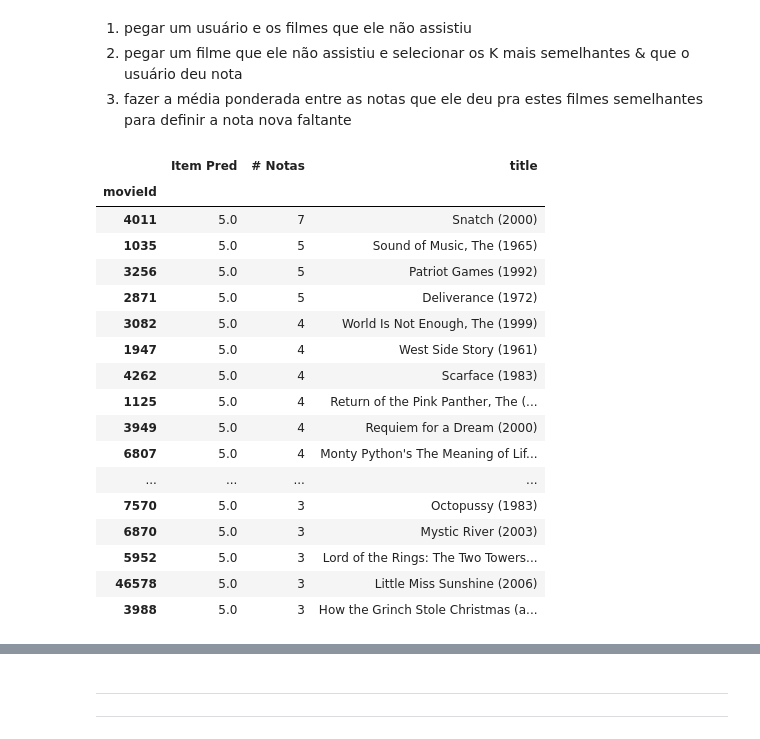
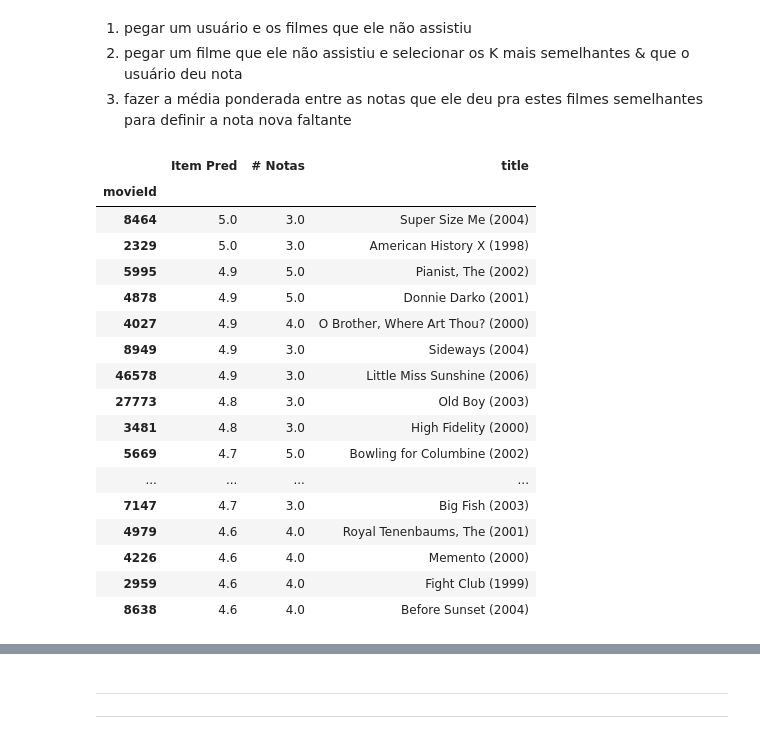
Before and after one commit to xnes/recsys, a Jupyter notebook: rec_sys_apresentacao_2.ipynb, the cells around one changed output, grey strips where cells are left out. Saved outputs shown, nothing was run; the diff lists cells and outputs as text; code cells hidden in the pictures.

```diff
--- a/rec_sys_apresentacao_2.ipynb
+++ b/rec_sys_apresentacao_2.ipynb
@@ -218,9 +219,12 @@ Problemas
 - Usar entre 25 e 100
 # %%
 def obter_mais_similares(target, matriz_similaridade, k = 25, min_score = 0):
-    similares = matriz_similaridade.loc[target].sort_values(ascending=False).drop(target)
-    similares = similares[similares >= min_score]
-    return similares.iloc[:k]
+    try:
+        similares = matriz_similaridade.loc[target].sort_values(ascending=False).drop(target)
+        similares = similares[similares >= min_score]
+        return similares.iloc[:k]
+    except:
+        return []
 
 def gerar_matriz_similaridade_user(dados):
     global users_cosine
@@ -228,7 +232,7 @@ def gerar_matriz_similaridade_user(dados):
     users_cosine = pd.DataFrame(data=users_cosine_array, index=dados.index, columns=dados.index)
     return users_cosine
 
-users_cosine.round(3).head()
+gerar_matriz_similaridade_user(ratings_usuarios).round(3).head()
 # %% [output]
 | userId | 1 | 2 | 3 | 4 | 5 | 6 | 7 | 8 | 9 | 10 | ... | ... |
 | userId |  |  |  |  |  |  |  |  |  |  |  | ... |
@@ -408,23 +412,25 @@ tt = Treino_Teste(ratings,10)
 resultado = []
 
 for i in range(tt.get_k()):
+    inicio = time.time()
     ratings_treino, ratings_teste = tt.get_treino_teste()
     matriz = gerar_matriz_movies_user(ratings_treino)
     gerar_matriz_similaridade_user(matriz)
     parcial = testar_user_based(ratings_teste)
-    print(f'{i+1} processo(s)', end='\r')
     resultado.append(parcial)
+    fim = time.time()
+    print(f'{i+1}º processo user-based gastou {round((fim - inicio),4)} segs', end='\r')
     tt.proxima_folha()
 
 resultado = pd.concat(resultado)
 display(resultado)
 
-medias = resultado['mean'].mean()
-desvios_padrao = resultado['std'].mean()
-confianca = 0.99
-conf_int = scipy.stats.norm.interval(confianca, loc=medias, scale=desvios_padrao)
+medias_u = resultado['mean'].mean()
+desvios_padrao_u = resultado['std'].mean()
+confianca_u = 0.99
+conf_int_u = scipy.stats.norm.interval(confianca_u, loc=medias_u, scale=desvios_padrao_u)
 print_destaque('Relatório da final da USER BASED')
-print(f"Média das RMSE:    {medias}\nDesvio padrão médio: {desvios_padrao}")
-print(f"Intervalo de {confianca} confiança: {conf_int}\n")
+print(f"Média das RMSE:    {medias_u}\nDesvio padrão médio: {desvios_padrao_u}")
+print(f"Intervalo de {confianca_u} confiança: {conf_int_u}\n")
 print_destaque('Fim da 1ª parte')
 # %% [output]
@@ -506,52 +512,54 @@ def predizer_notas_item_b(usuario, filmes, matriz_similaridade=movies_cosine, ma
 
     for filme in filmes:  #Para cada filme que desejamos a predição, obterei aqueles mais similares
         filmes_mais_similares = obter_mais_similares(filme, matriz_similaridade, k, 0.2)
+        if(len(filmes_mais_similares)==0):
+            continue
         similares_vistos = list(set(filmes_mais_similares.index) & set_avaliados) #e ver quais que já foram avaliados
         numerador = 0
         denominador = 0
         qtd_notas = 0
         for i in similares_vistos: #para cada filme similar avaliado, calcular a média ponderada
             coeficiente = matriz_similaridade[filme][i]
             nota = ratings_filmes[usuario][i]
             if (nota != 0):
                 numerador += nota * coeficiente
                 denominador += coeficiente
                 qtd_notas += 1
         if(qtd_notas < min_threshold):
             resultado = resultado.drop([filme], axis=1) #se a qt de notas for menor que limiar, descartar coluna com informação daquele filme
         else: #se não, prencher a nota calculada da média ponderada e a qtd de notas dadas
             try:
                 resultado.at['Item Pred',filme] = round(numerador/denominador,1)
             except:
                 #print(f"filme:{filme}, numerador:{numerador}, denominador: {denominador}, qt. notas: {qtd_notas}.")
                 resultado.at['Item Pred',filme] = 0
             resultado.at['# Notas',filme] = qtd_notas
             #recomendacao.loc[len(recomendacao)] = [int(filme), round(numerador/denominador,2), qtd_notas]
-    return resultado
+    return resultado.fillna(0)
 
 
 filmes_não_avaliados = listar_filmes_nao_vistos(1)
 recomendacao = predizer_notas_item_b(1, filmes_não_avaliados[:15000],movies_cosine,ratings_filmes,).T.join(movies[['title']], on=["movieId"]).sort_values(by=['Item Pred','# Notas','title'],ascending=False)
 recomendacao.head(20)
 # %% [output]
 |  | Item Pred | # Notas | title |
 | movieId |  |  |  |
-| 4011 | 5.0 | 7 | Snatch (2000) |
-| 1035 | 5.0 | 5 | Sound of Music, The (1965) |
-| 3256 | 5.0 | 5 | Patriot Games (1992) |
-| 2871 | 5.0 | 5 | Deliverance (1972) |
-| 3082 | 5.0 | 4 | World Is Not Enough, The (1999) |
-| 1947 | 5.0 | 4 | West Side Story (1961) |
-| 4262 | 5.0 | 4 | Scarface (1983) |
-| 1125 | 5.0 | 4 | Return of the Pink Panther, The (... |
-| 3949 | 5.0 | 4 | Requiem for a Dream (2000) |
-| 6807 | 5.0 | 4 | Monty Python's The Meaning of Lif... |
+| 8464 | 5.0 | 3.0 | Super Size Me (2004) |
+| 2329 | 5.0 | 3.0 | American History X (1998) |
+| 5995 | 4.9 | 5.0 | Pianist, The (2002) |
+| 4878 | 4.9 | 5.0 | Donnie Darko (2001) |
+| 4027 | 4.9 | 4.0 | O Brother, Where Art Thou? (2000) |
+| 8949 | 4.9 | 3.0 | Sideways (2004) |
+| 46578 | 4.9 | 3.0 | Little Miss Sunshine (2006) |
+| 27773 | 4.8 | 3.0 | Old Boy (2003) |
+| 3481 | 4.8 | 3.0 | High Fidelity (2000) |
+| 5669 | 4.7 | 5.0 | Bowling for Columbine (2002) |
 | ... | ... | ... | ... |
-| 7570 | 5.0 | 3 | Octopussy (1983) |
-| 6870 | 5.0 | 3 | Mystic River (2003) |
-| 5952 | 5.0 | 3 | Lord of the Rings: The Two Towers... |
-| 46578 | 5.0 | 3 | Little Miss Sunshine (2006) |
-| 3988 | 5.0 | 3 | How the Grinch Stole Christmas (a... |
+| 7147 | 4.7 | 3.0 | Big Fish (2003) |
+| 4979 | 4.6 | 4.0 | Royal Tenenbaums, The (2001) |
+| 4226 | 4.6 | 4.0 | Memento (2000) |
+| 2959 | 4.6 | 4.0 | Fight Club (1999) |
+| 8638 | 4.6 | 4.0 | Before Sunset (2004) |
 # %%
 def testar_predicao_item_based(userId, filmes, notas_reais):
     notas_preditas = predizer_notas_item_b(userId, filmes, movies_cosine, ratings_filmes,25,0)
```
Also changed, not shown: parts of 27 cells of this notebook.
